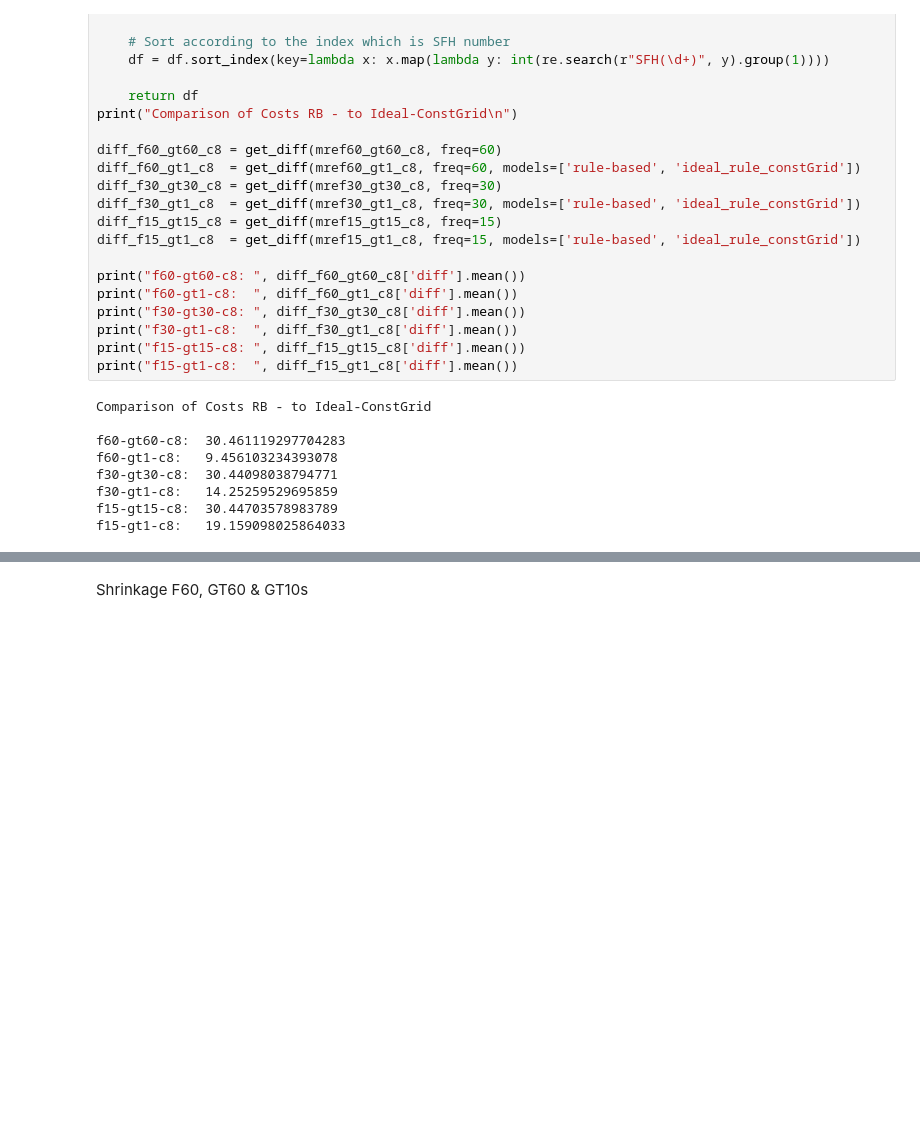
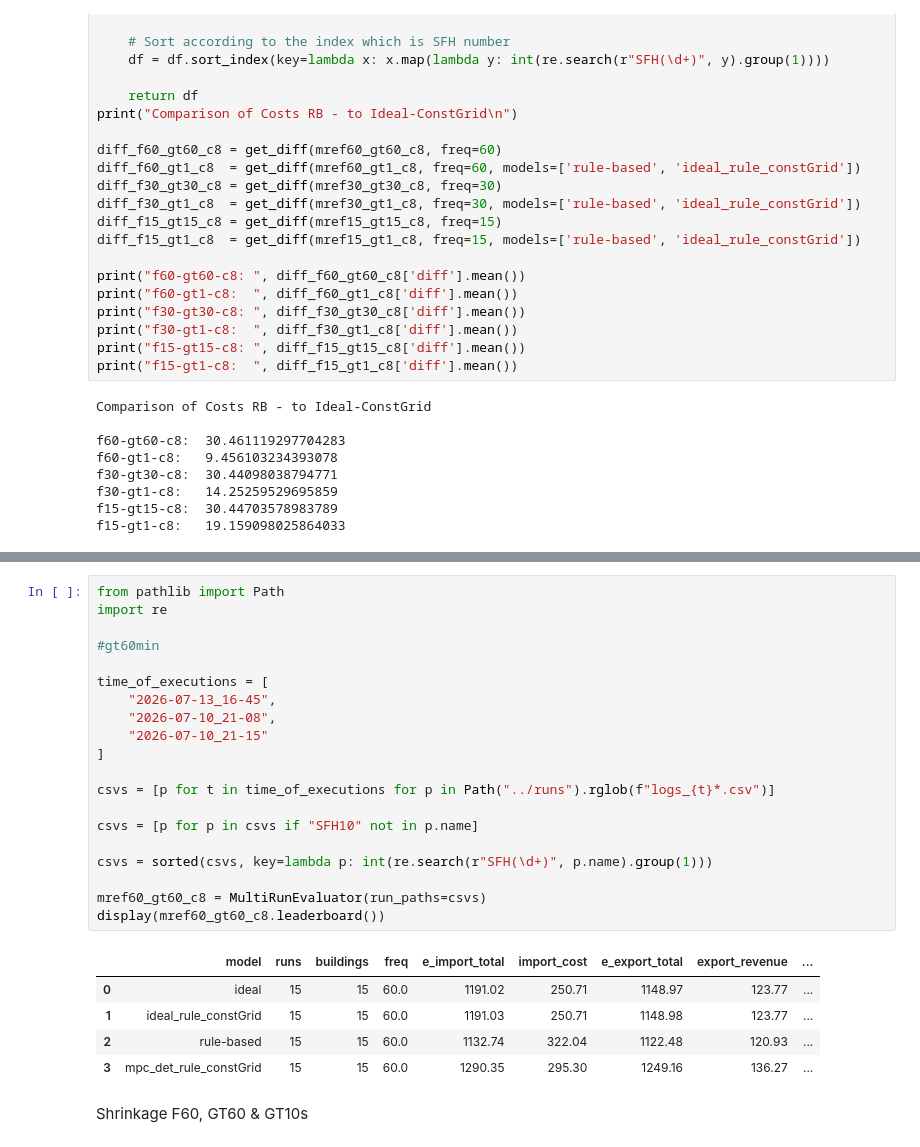
Before and after one commit to faraz-firouzbakht/MPC-vs-RBC, a Jupyter notebook: 03_optimization/evaluation/full_evaluation.ipynb, the cells around one changed output, grey strips where cells are left out. Drawn from its saved outputs; the diff is of its cells as text; blank space fills up the shorter version.

```diff
--- a/03_optimization/evaluation/full_evaluation.ipynb
+++ b/03_optimization/evaluation/full_evaluation.ipynb
@@ -201,3 +228,29 @@ f15-gt1-c8:   19.159098025864033
+# %%
+from pathlib import Path
+import re
+
+#gt60min
+
+time_of_executions = [
+    "2026-07-13_16-45",
+    "2026-07-10_21-08",
+    "2026-07-10_21-15"
+]
+
+csvs = [p for t in time_of_executions for p in Path("../runs").rglob(f"logs_{t}*.csv")]
+
+csvs = [p for p in csvs if "SFH10" not in p.name]
+
+csvs = sorted(csvs, key=lambda p: int(re.search(r"SFH(\d+)", p.name).group(1)))
+
+mref60_gt60_c8 = MultiRunEvaluator(run_paths=csvs)
+display(mref60_gt60_c8.leaderboard())
+# %% [output]
+|  | model | runs | buildings | freq | e_import_total | import_cost | e_export_total | export_revenue | ... |
+| 0 | ideal | 15 | 15 | 60.0 | 1191.02 | 250.71 | 1148.97 | 123.77 | ... |
+| 1 | ideal_rule_constGrid | 15 | 15 | 60.0 | 1191.03 | 250.71 | 1148.98 | 123.77 | ... |
+| 2 | rule-based | 15 | 15 | 60.0 | 1132.74 | 322.04 | 1122.48 | 120.93 | ... |
+| 3 | mpc_det_rule_constGrid | 15 | 15 | 60.0 | 1290.35 | 295.30 | 1249.16 | 136.27 | ... |
 # %% [markdown]
 Shrinkage F60, GT60 & GT10s
 # %%
```
Also changed, not shown: parts of 8 cells of this notebook, 1 other file.
